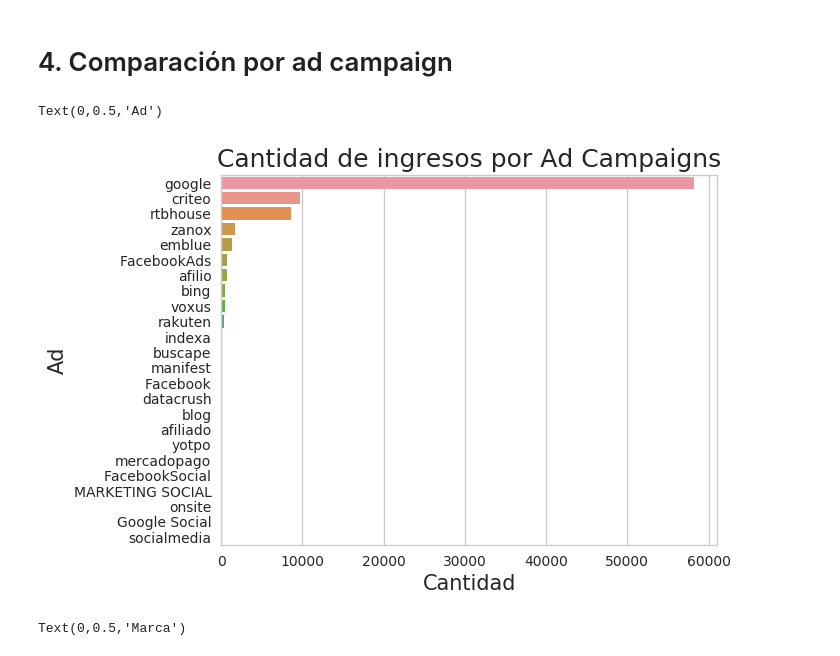
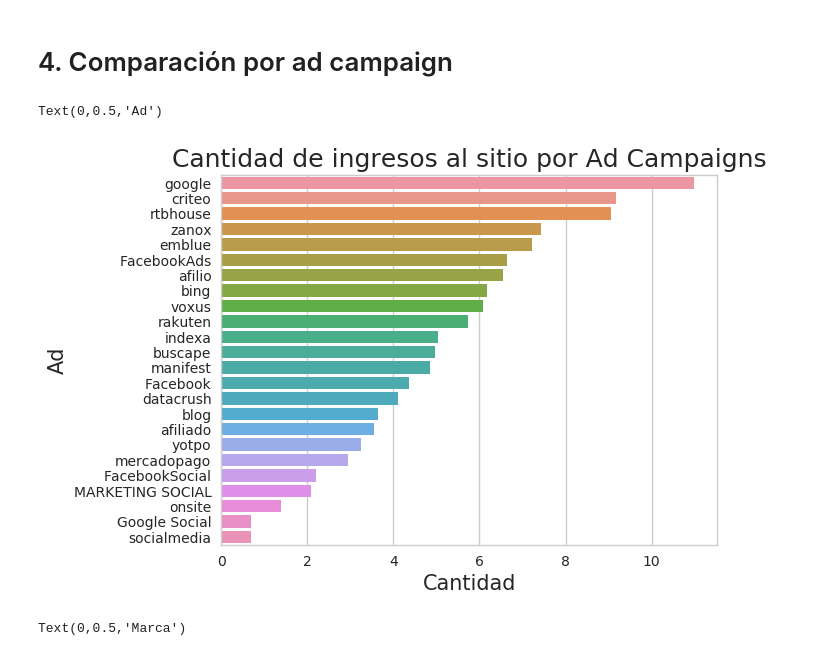
Before and after one commit to EugeFranchi/TP1_Datos, a Jupyter notebook: TpDatos.ipynb, the cells around one changed output. Cells and saved outputs as stored; diff of their text form; code cells hidden in the pictures.

```diff
--- a/TpDatos.ipynb
+++ b/TpDatos.ipynb
@@ -199,14 +209,14 @@ Text(0,0.5,'Region')
 # 4. Comparación por ad campaign
 # %%
 ingresosPorAd = dataframe.loc[dataframe['event'] == 'ad campaign hit']['campaign_source'].value_counts()
-
-g = sns.barplot(x=ingresosPorAd.values, y=ingresosPorAd.index, orient='h')
-g.set_title("Cantidad de ingresos por Ad Campaigns", fontsize=18)
+ingresosPorAd_log= np.log(ingresosPorAd+1)
+g = sns.barplot(x=ingresosPorAd_log.values, y=ingresosPorAd.index, orient='h')
+g.set_title("Cantidad de ingresos al sitio por Ad Campaigns", fontsize=18)
 g.set_xlabel("Cantidad", fontsize=15)
 g.set_ylabel("Ad", fontsize=15)
 # %% [output]
 Text(0,0.5,'Ad')
-[figure, old version]
+[figure, new version]
 # %%
 ingresosCompraPorAdDeGoogle = dataframe.loc[dataframe['campaign_source'] == 'google']['url'].dropna().apply(lambda url: (str(url).split('/')[2]) if (str(url).split('/')[1] == 'comprar') else None).value_counts()
 
```
Also changed, not shown: parts of 2 cells of this notebook.
